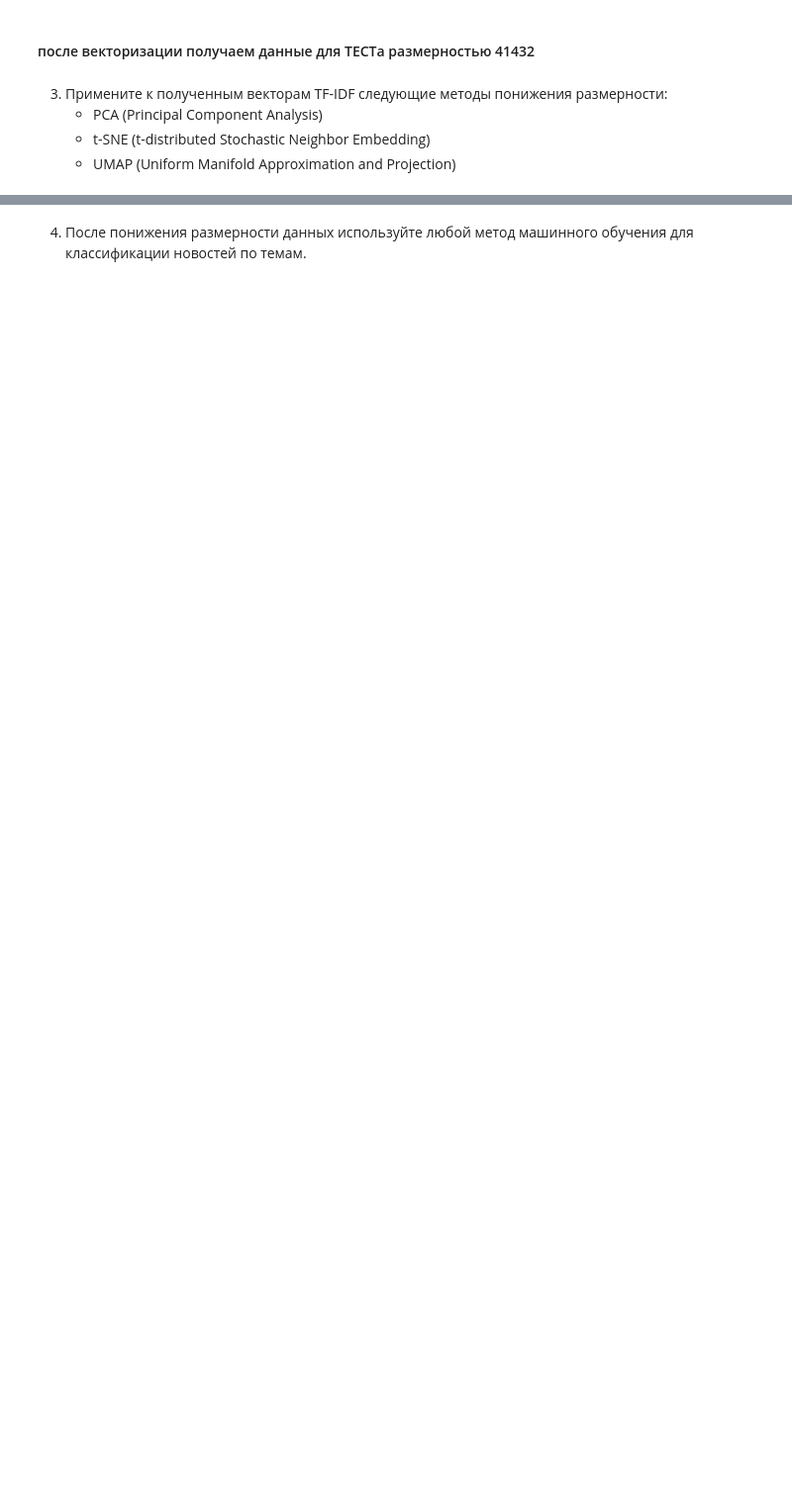
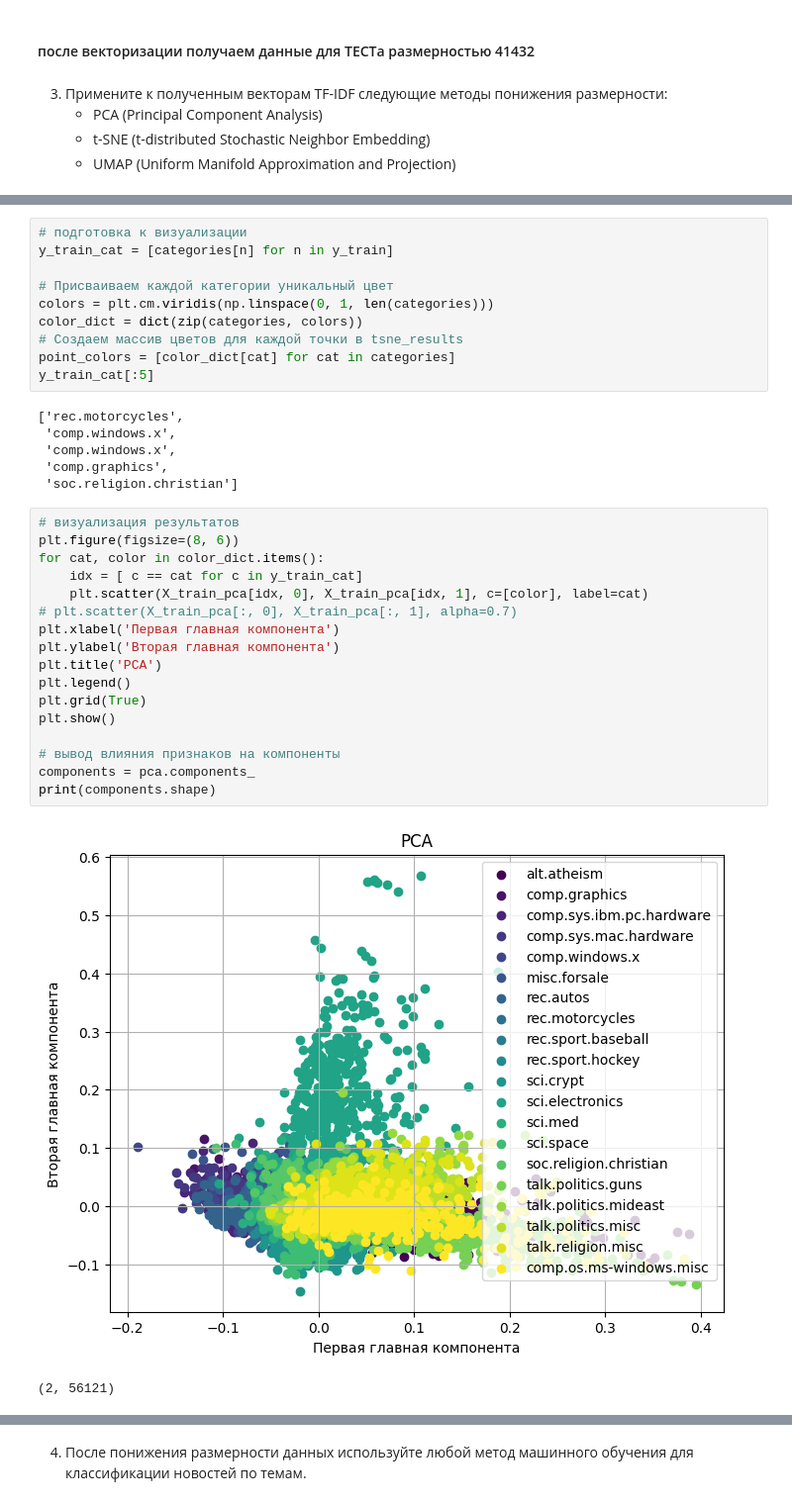
Before and after one commit to Rusttm/DSprojects, a Jupyter notebook: EDA/lesson9/seminar9_DZ.ipynb, the cells around one changed output, grey strips where cells are left out. Shown at 99% size. Saved outputs shown, nothing was run; the diff lists cells and outputs as text; blank space fills up the shorter version.

```diff
--- a/EDA/lesson9/seminar9_DZ.ipynb
+++ b/EDA/lesson9/seminar9_DZ.ipynb
@@ -125,0 +129,36 @@ X_train_pca.shape
+# %%
+# подготовка к визуализации
+y_train_cat = [categories[n] for n in y_train]
+
+# Присваиваем каждой категории уникальный цвет
+colors = plt.cm.viridis(np.linspace(0, 1, len(categories)))
+color_dict = dict(zip(categories, colors))
+# Создаем массив цветов для каждой точки в tsne_results
+point_colors = [color_dict[cat] for cat in categories]
+y_train_cat[:5]
+# %% [output]
+['rec.motorcycles',
+ 'comp.windows.x',
+ 'comp.windows.x',
+ 'comp.graphics',
+ 'soc.religion.christian']
+# %%
+# визуализация результатов
+plt.figure(figsize=(8, 6))
+for cat, color in color_dict.items():
+    idx = [ c == cat for c in y_train_cat]
+    plt.scatter(X_train_pca[idx, 0], X_train_pca[idx, 1], c=[color], label=cat)
+# plt.scatter(X_train_pca[:, 0], X_train_pca[:, 1], alpha=0.7)
+plt.xlabel('Первая главная компонента')
+plt.ylabel('Вторая главная компонента')
+plt.title('PCA')
+plt.legend()
+plt.grid(True)
+plt.show()
+
+# вывод влияния признаков на компоненты
+components = pca.components_
+print(components.shape)
+# %% [output]
+[figure, added]
+(2, 56121)
```
Also changed, not shown: parts of 28 cells of this notebook, 3 other files.
